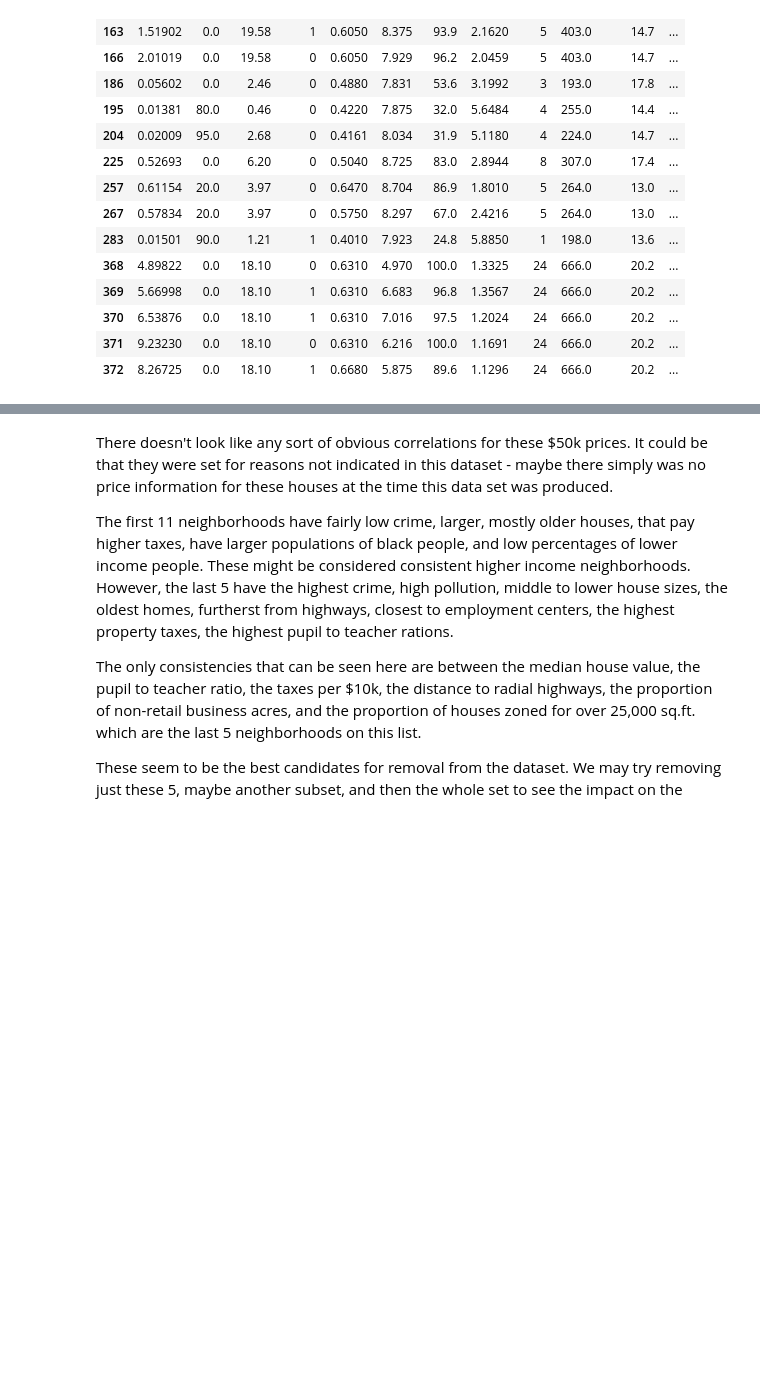
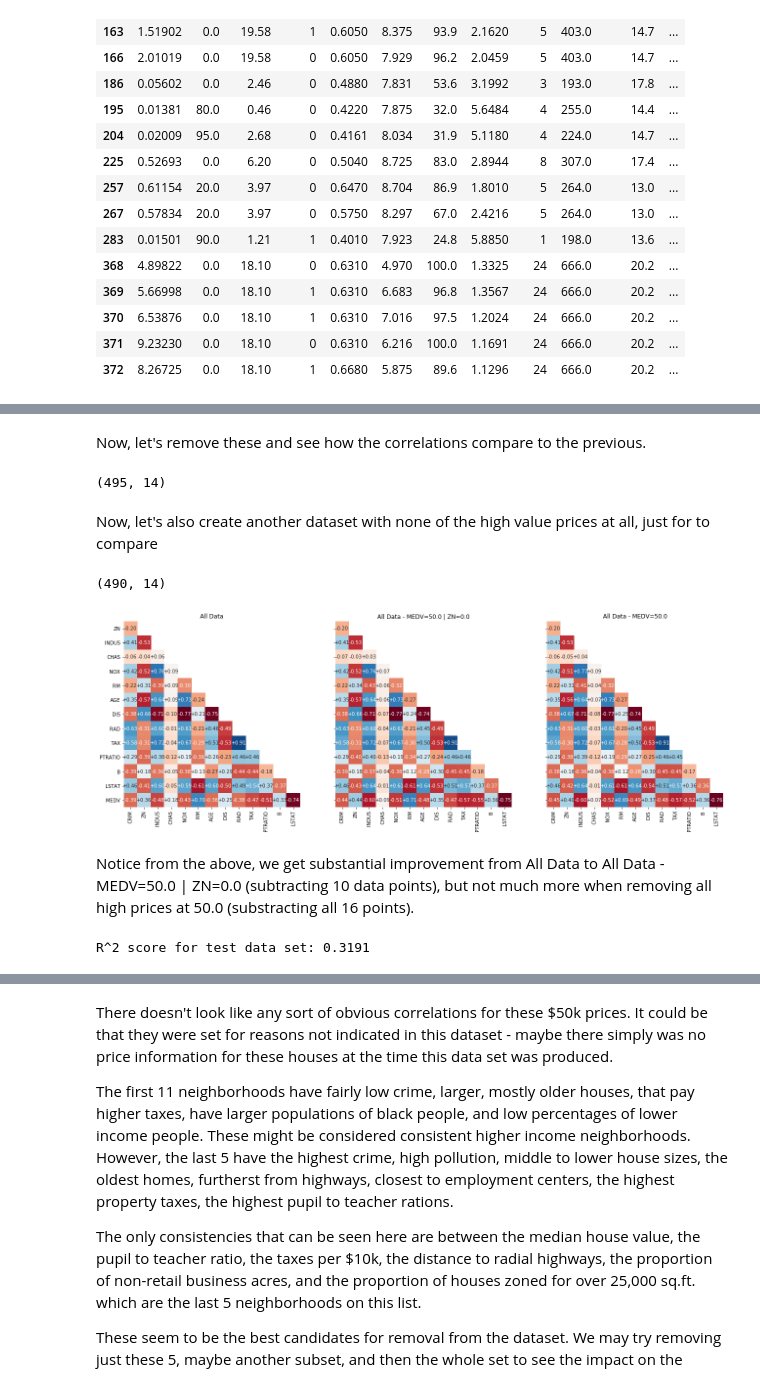
Before and after one commit to Tashwini12/Boston-Housing, a Jupyter notebook: boston_housing.ipynb, the cells around one changed output, grey strips where cells are left out. Saved outputs shown, nothing was run; the diff lists cells and outputs as text; code cells hidden in the pictures; blank space fills up the shorter version.

```diff
--- a/boston_housing.ipynb
+++ b/boston_housing.ipynb
@@ -243,0 +307,59 @@ highmedv
+# %% [markdown]
+Now, let's remove these and see how the correlations compare to the previous.
+# %%
+nohighmedvdata1 = data[~(data['MEDV']==50.0) | ~(data['ZN']==0.0)].reset_index(drop=True)
+nohighmedvdata1.shape
+# %% [output]
+(495, 14)
+# %% [markdown]
+Now, let's also create another dataset with none of the high value prices at all, just for to compare
+# %%
+nohighmedvdata2 = data[~(data['MEDV']==50.0)].reset_index(drop=True)
+nohighmedvdata2.shape
+# %% [output]
+(490, 14)
+# %%
+# get the feature correlations
+corr = data.corr()
+corr1 = nohighmedvdata1.corr()
+corr2 = nohighmedvdata2.corr()
+
+# remove first row and last column for a cleaner look
+corr.drop(['CRIM'], axis=0, inplace=True)
+corr.drop(['MEDV'], axis=1, inplace=True)
+corr1.drop(['CRIM'], axis=0, inplace=True)
+corr1.drop(['MEDV'], axis=1, inplace=True)
+corr2.drop(['CRIM'], axis=0, inplace=True)
+corr2.drop(['MEDV'], axis=1, inplace=True)
+
+# create a mask so we only see the correlation values once
+mask = np.zeros_like(corr)
+mask[np.triu_indices_from(mask, 1)] = True
+mask1 = np.zeros_like(corr1)
+mask1[np.triu_indices_from(mask1, 1)] = True
+mask2 = np.zeros_like(corr2)
+mask2[np.triu_indices_from(mask2, 1)] = True
+
+f, (a,a1,a2) = plt.subplots(1,3, sharey=False, figsize=(22,7))
+# plot the heatmap
+with sns.axes_style("white"):
+    #sns.set_context(font_scale=.9)
+    g = sns.heatmap(corr, mask=mask1, annot=True, cmap='RdBu', fmt='+.2f', cbar=False, ax=a)
+    g.set_yticklabels(g.get_yticklabels(), rotation=0)
+    a.set_title('All Data')
+    g1 = sns.heatmap(corr1, mask=mask2, annot=True, cmap='RdBu', fmt='+.2f', cbar=False, ax=a1)
+    g1.set(yticklabels=[])
+    a1.set_title('All Data - MEDV=50.0 | ZN=0.0')
+    g2 = sns.heatmap(corr2, mask=mask2, annot=True, cmap='RdBu', fmt='+.2f', cbar=False, ax=a2)
+    g2.set(yticklabels=[])
+    a2.set_title('All Data - MEDV=50.0')
+# %% [output]
+[figure, added]
+# %% [markdown]
+Notice from the above, we get substantial improvement from All Data to All Data - MEDV=50.0 | ZN=0.0 (subtracting 10 data points), but not much more when removing all high prices at 50.0 (substracting all 16 points).
+# %%
+pred = reg.predict(X_test)
+score = performance_metric(pred,y_test)
+print "R^2 score for test data set: {:.4f}".format(score)
+# %% [output]
+R^2 score for test data set: 0.3191
```
Also changed, not shown: parts of 27 cells of this notebook.
